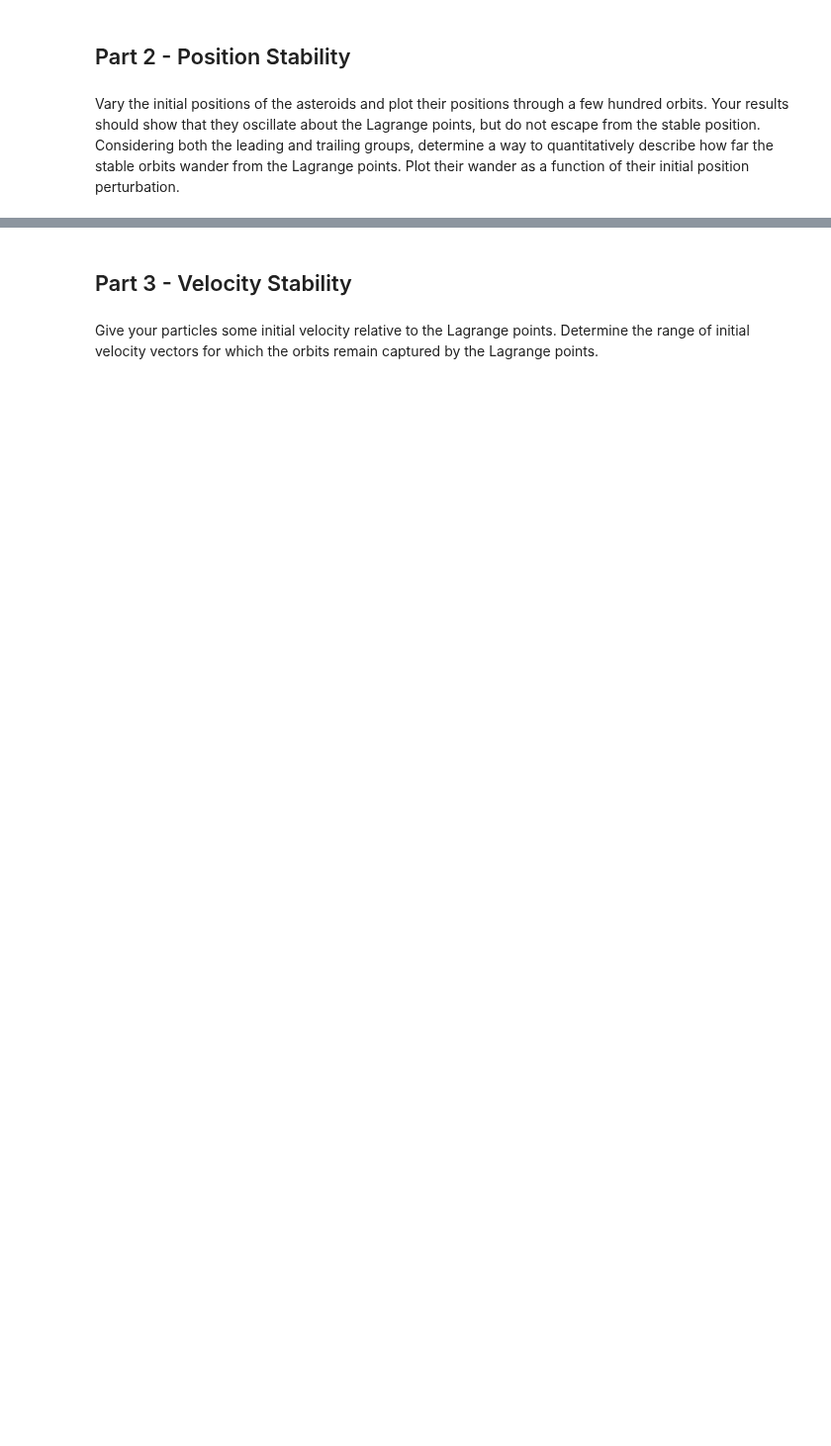
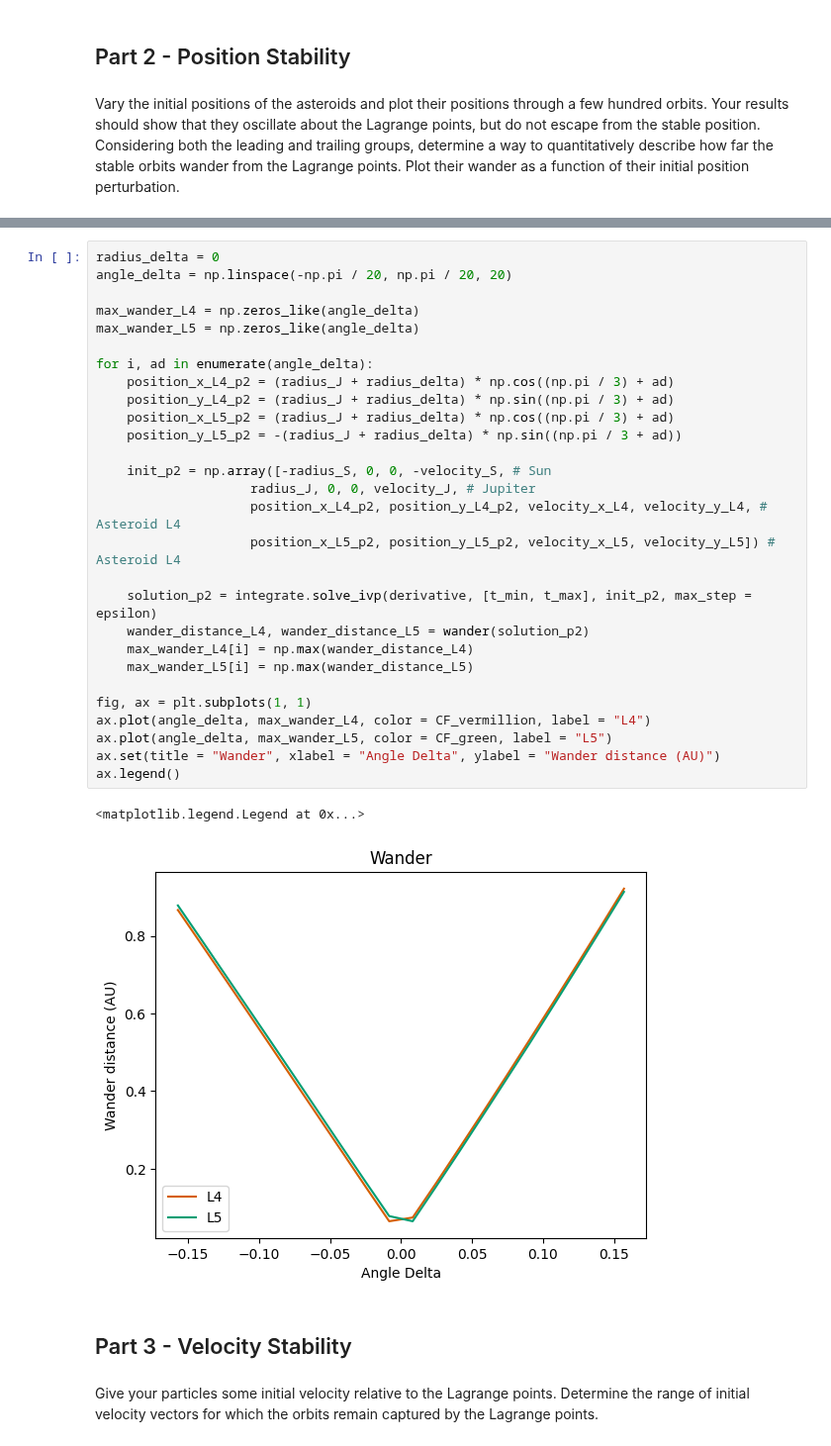
Before and after one commit to vibilanj/cmps, a Jupyter notebook: homework/Project1.ipynb, the cells around one changed output, grey strips where cells are left out. Shown at 99% size. Saved outputs shown, nothing was run; the diff lists cells and outputs as text; blank space fills up the shorter version.

```diff
--- a/homework/Project1.ipynb
+++ b/homework/Project1.ipynb
@@ -299,3 +309,34 @@ ax.plot(solution.t, wander_distance_L5, color = CF_green, label = "L5")
+# %%
+radius_delta = 0
+angle_delta = np.linspace(-np.pi / 20, np.pi / 20, 20)
+
+max_wander_L4 = np.zeros_like(angle_delta)
+max_wander_L5 = np.zeros_like(angle_delta)
+
+for i, ad in enumerate(angle_delta):
+    position_x_L4_p2 = (radius_J + radius_delta) * np.cos((np.pi / 3) + ad)
+    position_y_L4_p2 = (radius_J + radius_delta) * np.sin((np.pi / 3) + ad)
+    position_x_L5_p2 = (radius_J + radius_delta) * np.cos((np.pi / 3) + ad)
+    position_y_L5_p2 = -(radius_J + radius_delta) * np.sin((np.pi / 3 + ad))
+
+    init_p2 = np.array([-radius_S, 0, 0, -velocity_S, # Sun
+                    radius_J, 0, 0, velocity_J, # Jupiter
+                    position_x_L4_p2, position_y_L4_p2, velocity_x_L4, velocity_y_L4, # Asteroid L4
+                    position_x_L5_p2, position_y_L5_p2, velocity_x_L5, velocity_y_L5]) # Asteroid L4
+
+    solution_p2 = integrate.solve_ivp(derivative, [t_min, t_max], init_p2, max_step = epsilon)
+    wander_distance_L4, wander_distance_L5 = wander(solution_p2)
+    max_wander_L4[i] = np.max(wander_distance_L4)
+    max_wander_L5[i] = np.max(wander_distance_L5)
+
+fig, ax = plt.subplots(1, 1)
+ax.plot(angle_delta, max_wander_L4, color = CF_vermillion, label = "L4")
+ax.plot(angle_delta, max_wander_L5, color = CF_green, label = "L5")
+ax.set(title = "Wander", xlabel = "Angle Delta", ylabel = "Wander distance (AU)")
+ax.legend()
+# %% [output]
+<matplotlib.legend.Legend at 0x...>
+[figure, added]
 # %% [markdown]
 ## Part 3 - Velocity Stability
 # %% [markdown]
```
Also changed, not shown: parts of 7 cells of this notebook.
